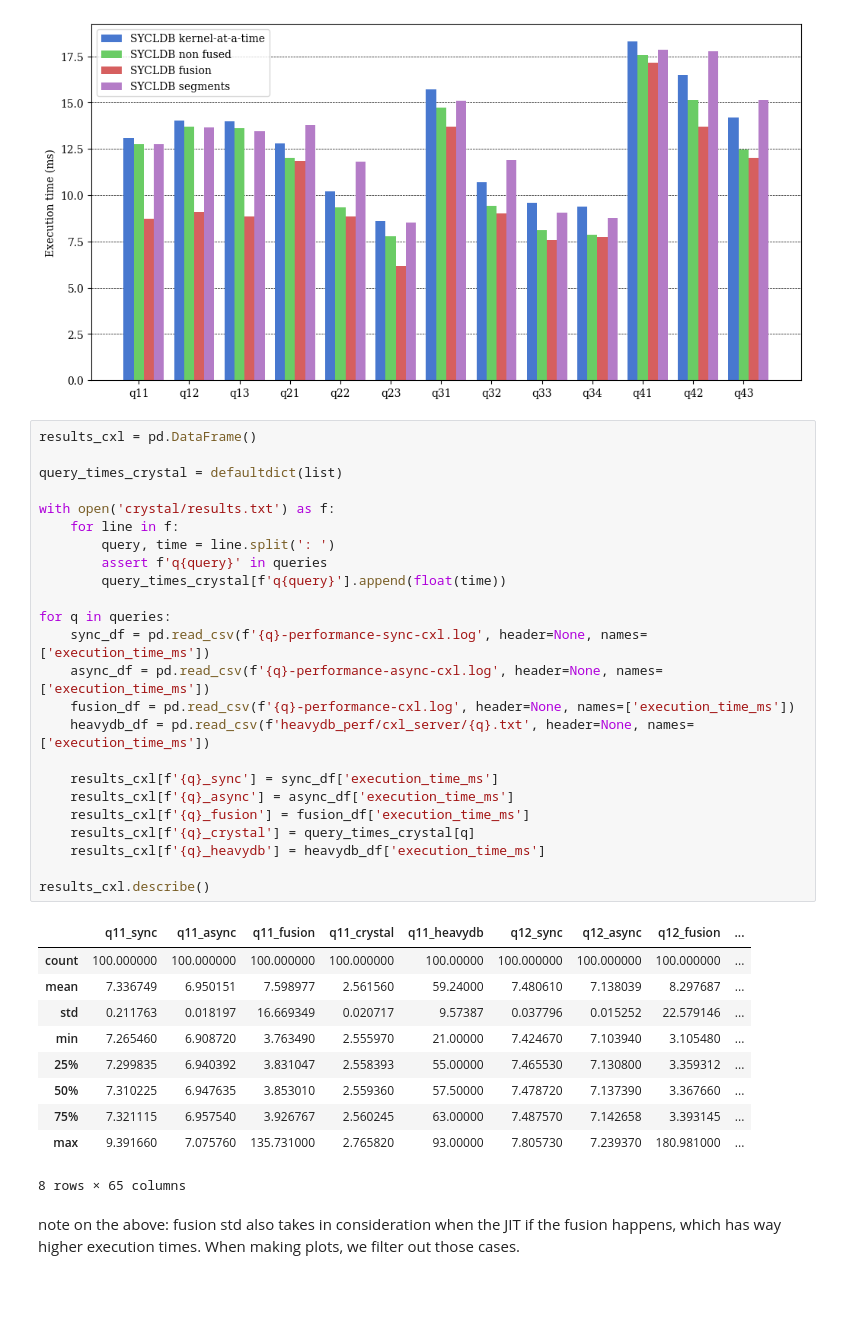
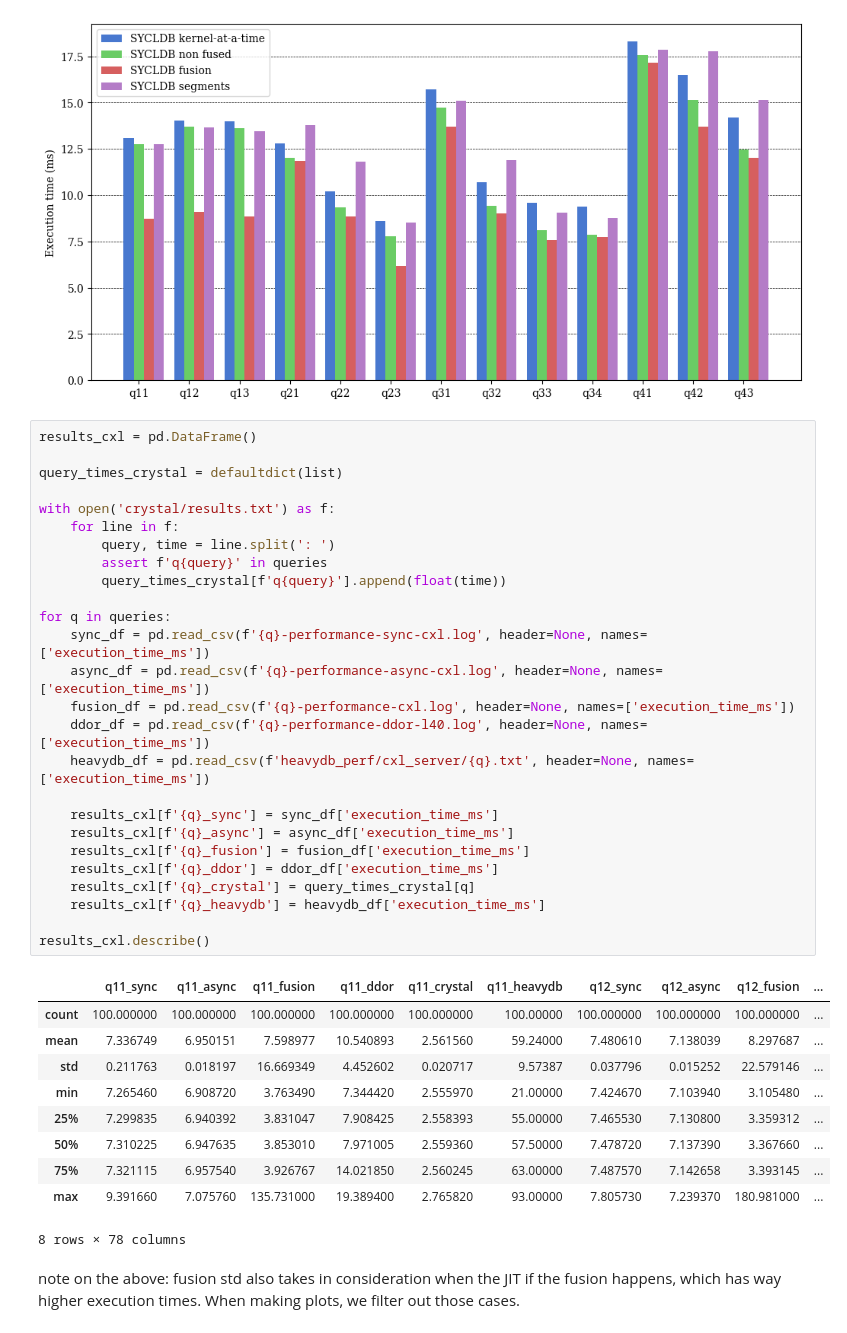
Before and after one commit to Maestro-Zacht/sycldb-calcite-executor, a Jupyter notebook: performances/perf.ipynb, the cells around one changed output. Cells and saved outputs as stored; diff of their text form; blank space fills up the shorter version.

```diff
--- a/performances/perf.ipynb
+++ b/performances/perf.ipynb
@@ -125,38 +125,40 @@ plt.show()
 # %%
 results_cxl = pd.DataFrame()
 
 query_times_crystal = defaultdict(list)
 
 with open('crystal/results.txt') as f:
     for line in f:
         query, time = line.split(': ')
         assert f'q{query}' in queries
         query_times_crystal[f'q{query}'].append(float(time))
 
 for q in queries:
     sync_df = pd.read_csv(f'{q}-performance-sync-cxl.log', header=None, names=['execution_time_ms'])
     async_df = pd.read_csv(f'{q}-performance-async-cxl.log', header=None, names=['execution_time_ms'])
     fusion_df = pd.read_csv(f'{q}-performance-cxl.log', header=None, names=['execution_time_ms'])
+    ddor_df = pd.read_csv(f'{q}-performance-ddor-l40.log', header=None, names=['execution_time_ms'])
     heavydb_df = pd.read_csv(f'heavydb_perf/cxl_server/{q}.txt', header=None, names=['execution_time_ms'])
 
     results_cxl[f'{q}_sync'] = sync_df['execution_time_ms']
     results_cxl[f'{q}_async'] = async_df['execution_time_ms']
     results_cxl[f'{q}_fusion'] = fusion_df['execution_time_ms']
+    results_cxl[f'{q}_ddor'] = ddor_df['execution_time_ms']
     results_cxl[f'{q}_crystal'] = query_times_crystal[q]
     results_cxl[f'{q}_heavydb'] = heavydb_df['execution_time_ms']
 
 results_cxl.describe()
 # %% [output]
-|  | q11_sync | q11_async | q11_fusion | q11_crystal | q11_heavydb | q12_sync | q12_async | q12_fusion | ... |
-| count | 100.000000 | 100.000000 | 100.000000 | 100.000000 | 100.00000 | 100.000000 | 100.000000 | 100.000000 | ... |
-| mean | 7.336749 | 6.950151 | 7.598977 | 2.561560 | 59.24000 | 7.480610 | 7.138039 | 8.297687 | ... |
-| std | 0.211763 | 0.018197 | 16.669349 | 0.020717 | 9.57387 | 0.037796 | 0.015252 | 22.579146 | ... |
-| min | 7.265460 | 6.908720 | 3.763490 | 2.555970 | 21.00000 | 7.424670 | 7.103940 | 3.105480 | ... |
-| 25% | 7.299835 | 6.940392 | 3.831047 | 2.558393 | 55.00000 | 7.465530 | 7.130800 | 3.359312 | ... |
-| 50% | 7.310225 | 6.947635 | 3.853010 | 2.559360 | 57.50000 | 7.478720 | 7.137390 | 3.367660 | ... |
-| 75% | 7.321115 | 6.957540 | 3.926767 | 2.560245 | 63.00000 | 7.487570 | 7.142658 | 3.393145 | ... |
-| max | 9.391660 | 7.075760 | 135.731000 | 2.765820 | 93.00000 | 7.805730 | 7.239370 | 180.981000 | ... |
+|  | q11_sync | q11_async | q11_fusion | q11_ddor | q11_crystal | q11_heavydb | q12_sync | q12_async | q12_fusion | ... |
+| count | 100.000000 | 100.000000 | 100.000000 | 100.000000 | 100.000000 | 100.00000 | 100.000000 | 100.000000 | 100.000000 | ... |
+| mean | 7.336749 | 6.950151 | 7.598977 | 10.540893 | 2.561560 | 59.24000 | 7.480610 | 7.138039 | 8.297687 | ... |
+| std | 0.211763 | 0.018197 | 16.669349 | 4.452602 | 0.020717 | 9.57387 | 0.037796 | 0.015252 | 22.579146 | ... |
+| min | 7.265460 | 6.908720 | 3.763490 | 7.344420 | 2.555970 | 21.00000 | 7.424670 | 7.103940 | 3.105480 | ... |
+| 25% | 7.299835 | 6.940392 | 3.831047 | 7.908425 | 2.558393 | 55.00000 | 7.465530 | 7.130800 | 3.359312 | ... |
+| 50% | 7.310225 | 6.947635 | 3.853010 | 7.971005 | 2.559360 | 57.50000 | 7.478720 | 7.137390 | 3.367660 | ... |
+| 75% | 7.321115 | 6.957540 | 3.926767 | 14.021850 | 2.560245 | 63.00000 | 7.487570 | 7.142658 | 3.393145 | ... |
+| max | 9.391660 | 7.075760 | 135.731000 | 19.389400 | 2.765820 | 93.00000 | 7.805730 | 7.239370 | 180.981000 | ... |
-8 rows × 65 columns
+8 rows × 78 columns
 # %% [markdown]
 note on the above: fusion std also takes in consideration when the JIT if the fusion happens, which has way higher execution times. When making plots, we filter out those cases.
 # %%
```
Also changed, not shown: parts of 2 cells of this notebook, 13 other files.
